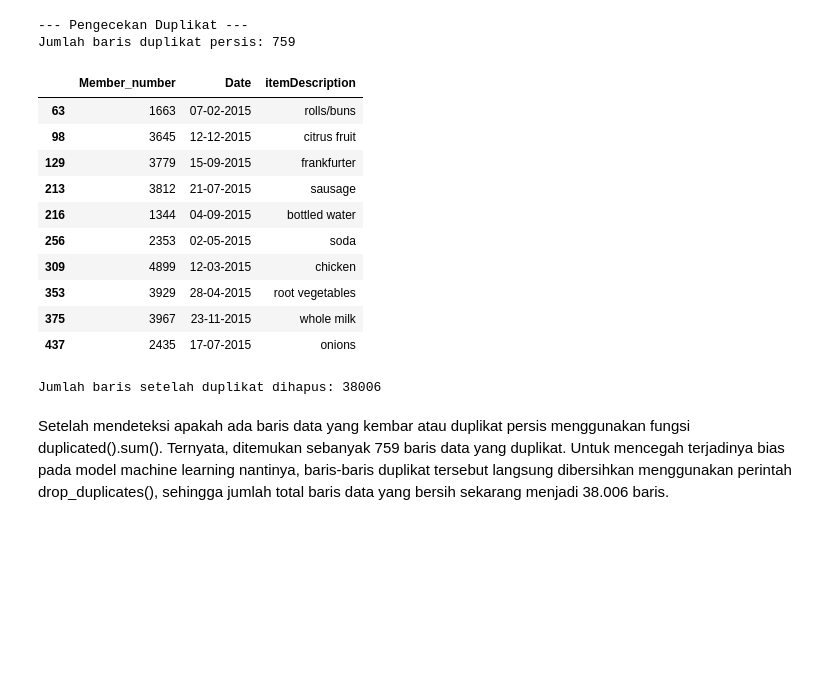
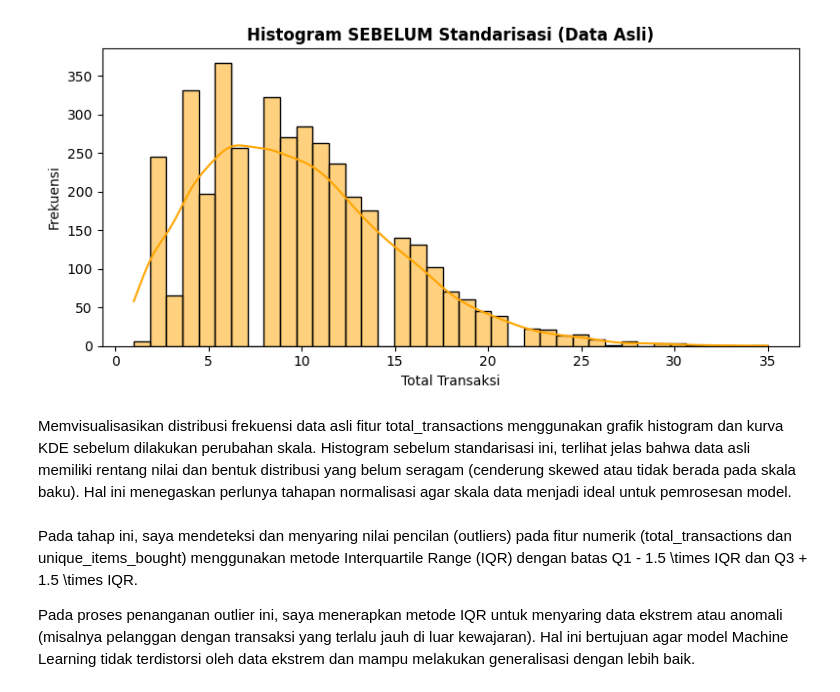
Before and after one commit to Razee04/groceries-customer-classification, a Jupyter notebook: Praktikum_Groceries_RahmaA.ipynb, the cells around one changed output. Cells and saved outputs as stored; diff of their text form; code cells hidden in the pictures; blank space fills up the shorter version.

```diff
--- a/Praktikum_Groceries_RahmaA.ipynb
+++ b/Praktikum_Groceries_RahmaA.ipynb
@@ -113,31 +89,28 @@ Menurut saya, dataset Groceries ini tergolong bersih karena tidak ditemukan adan
+# %%
+# EDA 3: Histogram SEBELUM Standarisasi (Asli)
+plt.figure(figsize=(8, 4))
+sns.histplot(df['total_transactions'], kde=True, color='orange')
+plt.title("Histogram SEBELUM Standarisasi (Data Asli)", fontsize=12, fontweight='bold')
+plt.xlabel("Total Transaksi")
+plt.ylabel("Frekuensi")
+plt.tight_layout()
+plt.savefig("eda_histogram_before_scaling.png")
+plt.show()
+# %% [output]
+[figure, added]
+# %% [markdown]
+Memvisualisasikan distribusi frekuensi data asli fitur total_transactions menggunakan grafik histogram dan kurva KDE sebelum dilakukan perubahan skala. Histogram sebelum standarisasi ini, terlihat jelas bahwa data asli memiliki rentang nilai dan bentuk distribusi yang belum seragam (cenderung skewed atau tidak berada pada skala baku). Hal ini menegaskan perlunya tahapan normalisasi agar skala data menjadi ideal untuk pemrosesan model.
 # %%
-#Pengecekan & Pembersihan Data Duplikat
-print("--- Pengecekan Duplikat ---")
-duplicate_count = df.duplicated().sum()
-print(f"Jumlah baris duplikat persis: {duplicate_count}")
+# 4. PENANGANAN OUTLIER MENGGUNAKAN IQR
+numeric_features = ['total_transactions', 'unique_items_bought']
+Q1 = df[numeric_features].quantile(0.25)
+Q3 = df[numeric_features].quantile(0.75)
+IQR = Q3 - Q1
 
-# Jika ingin melihat contoh baris duplikatnya:
-if duplicate_count > 0:
-    display(df[df.duplicated(keep=False)].head(10))
-
-# Membersihkan duplikat (jika diperlukan agar data bersih)
-df = df.drop_duplicates()
-print(f"Jumlah baris setelah duplikat dihapus: {df.shape[0]}")
+condition = ~((df[numeric_features] < (Q1 - 1.5 * IQR)) | (df[numeric_features] > (Q3 + 1.5 * IQR))).any(axis=1)
+df_filtered = df.loc[condition].copy()
-# %% [output]
---- Pengecekan Duplikat ---
-Jumlah baris duplikat persis: 759
-|  | Member_number | Date | itemDescription |
-| 63 | 1663 | 07-02-2015 | rolls/buns |
-| 98 | 3645 | 12-12-2015 | citrus fruit |
-| 129 | 3779 | 15-09-2015 | frankfurter |
-| 213 | 3812 | 21-07-2015 | sausage |
-| 216 | 1344 | 04-09-2015 | bottled water |
-| 256 | 2353 | 02-05-2015 | soda |
-| 309 | 4899 | 12-03-2015 | chicken |
-| 353 | 3929 | 28-04-2015 | root vegetables |
-| 375 | 3967 | 23-11-2015 | whole milk |
-| 437 | 2435 | 17-07-2015 | onions |
-Jumlah baris setelah duplikat dihapus: 38006
 # %% [markdown]
-Setelah mendeteksi apakah ada baris data yang kembar atau duplikat persis menggunakan fungsi duplicated().sum(). Ternyata, ditemukan sebanyak 759 baris data yang duplikat. Untuk mencegah terjadinya bias pada model machine learning nantinya, baris-baris duplikat tersebut langsung dibersihkan menggunakan perintah drop_duplicates(), sehingga jumlah total baris data yang bersih sekarang menjadi 38.006 baris.
+Pada tahap ini, saya mendeteksi dan menyaring nilai pencilan (outliers) pada fitur numerik (total_transactions dan unique_items_bought) menggunakan metode Interquartile Range (IQR) dengan batas Q1 - 1.5 \times IQR dan Q3 + 1.5 \times IQR.
+
+Pada proses penanganan outlier ini, saya menerapkan metode IQR untuk menyaring data ekstrem atau anomali (misalnya pelanggan dengan transaksi yang terlalu jauh di luar kewajaran). Hal ini bertujuan agar model Machine Learning tidak terdistorsi oleh data ekstrem dan mampu melakukan generalisasi dengan lebih baik.
 # %%
```
Also changed, not shown: parts of 23 cells of this notebook, 7 other files.
